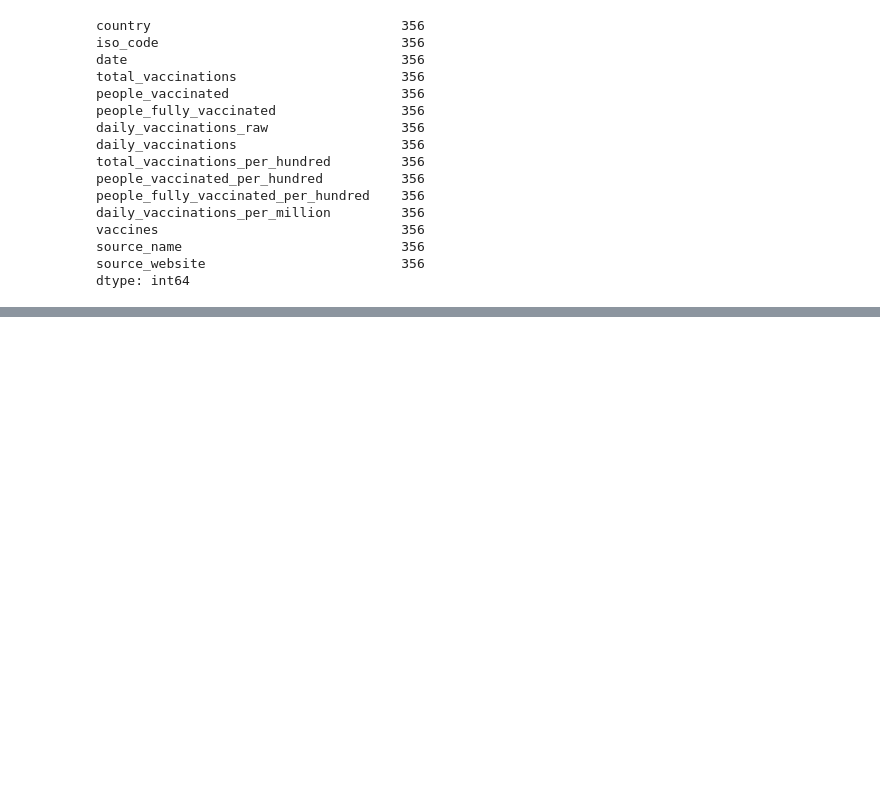
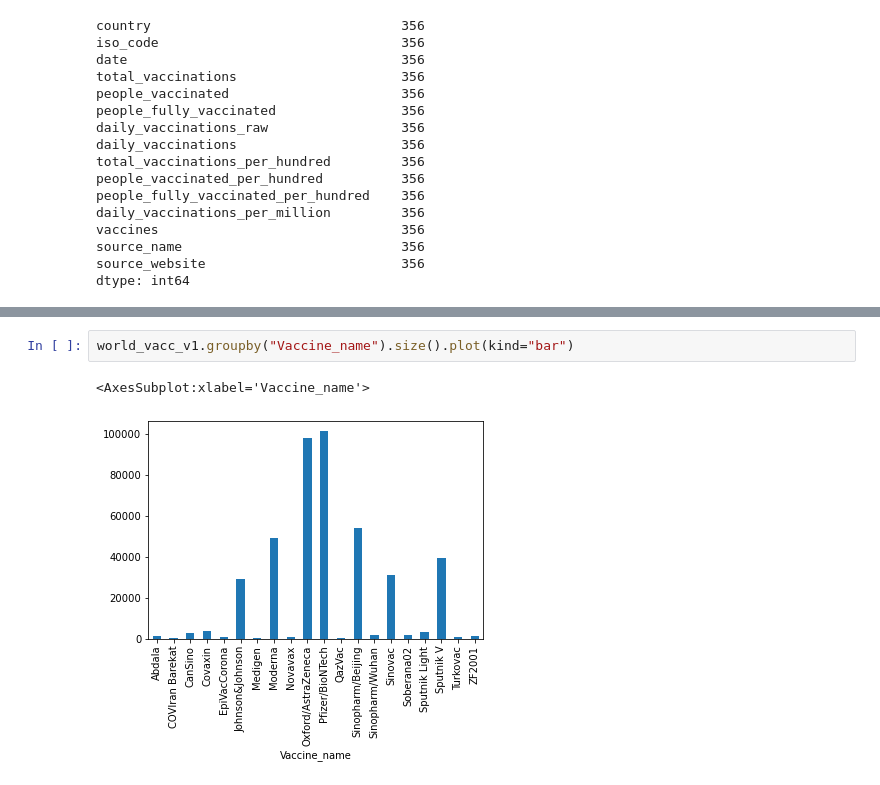
Before and after one commit to usndangol97/Covid19-world-vaccination, a Jupyter notebook: covid-19.ipynb, the cells around one changed output, grey strips where cells are left out. Drawn from its saved outputs; the diff is of its cells as text; blank space fills up the shorter version.

```diff
--- a/covid-19.ipynb
+++ b/covid-19.ipynb
@@ -171,0 +411,5 @@ for i ,column in enumerate(world_vacc.columns):
+# %%
+world_vacc_v1.groupby("Vaccine_name").size().plot(kind="bar")
+# %% [output]
+<AxesSubplot:xlabel='Vaccine_name'>
+[figure, added]
```
Also changed, not shown: parts of 19 cells of this notebook.
